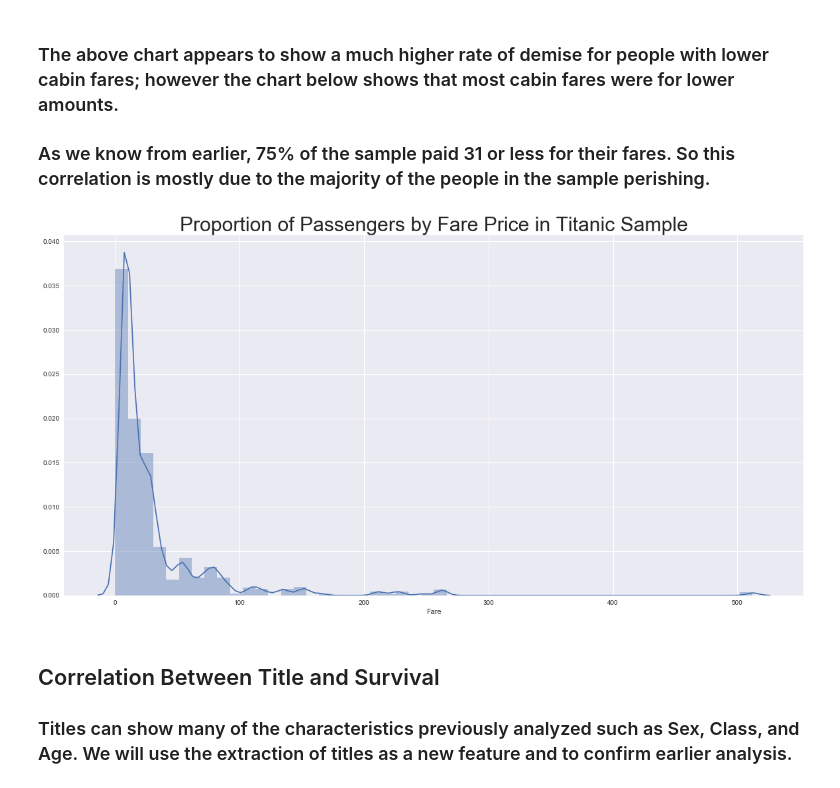
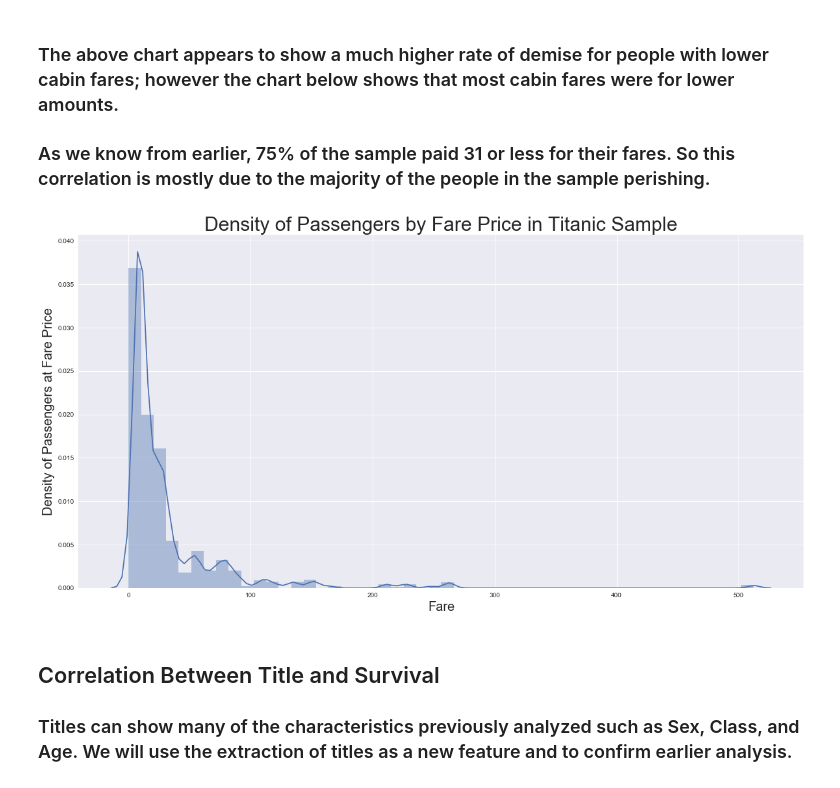
Before and after one commit to yaskyj/investigate-data-set, a Jupyter notebook: InvestigateTitanicData.ipynb, the cells around one changed output. Cells and saved outputs as stored; diff of their text form; code cells hidden in the pictures.

```diff
--- a/InvestigateTitanicData.ipynb
+++ b/InvestigateTitanicData.ipynb
@@ -360,9 +369,12 @@ sns.distplot(df[(df['Survived'] == 1) & (df['Fare'].notnull())]['Fare'], color="
 ### As we know from earlier, 75% of the sample paid 31 or less for their fares. So this correlation is mostly due to the majority of the people in the sample perishing.
 # %%
 fig, ax = plt.subplots(figsize=(20, 10))
-sns.distplot(df[(df['Fare'].notnull())]['Fare']).set_title("Proportion of Passengers by Fare Price in Titanic Sample", fontsize=30);
+plot = sns.distplot(df[(df['Fare'].notnull())]['Fare'])
+plot.set_title("Density of Passengers by Fare Price in Titanic Sample", fontsize=30)
+plot.set_xlabel("Fare", fontsize=20)
+plot.set_ylabel("Density of Passengers at Fare Price", fontsize=20);
 # %% [output]
-[figure, old version]
+[figure, new version]
 # %% [markdown]
 ## Correlation Between Title and Survival
 
```
Also changed, not shown: parts of 4 cells of this notebook, 1 other file.
